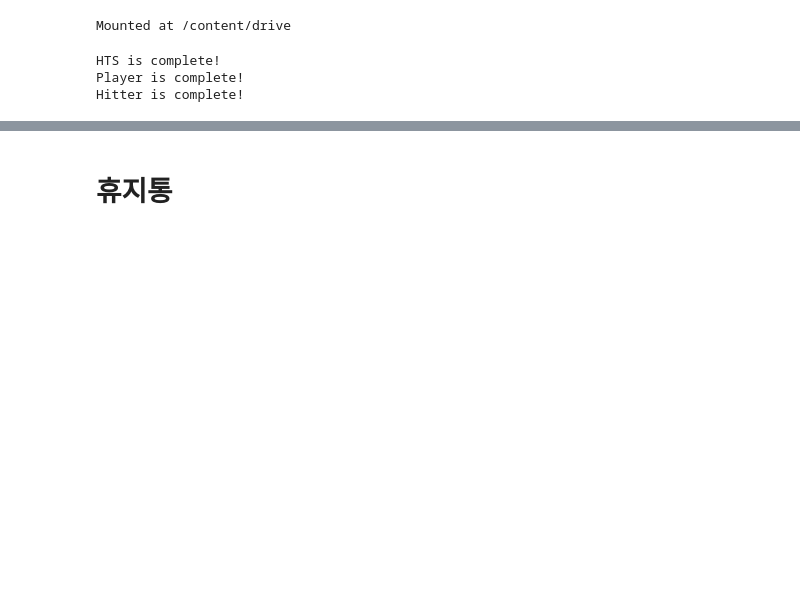
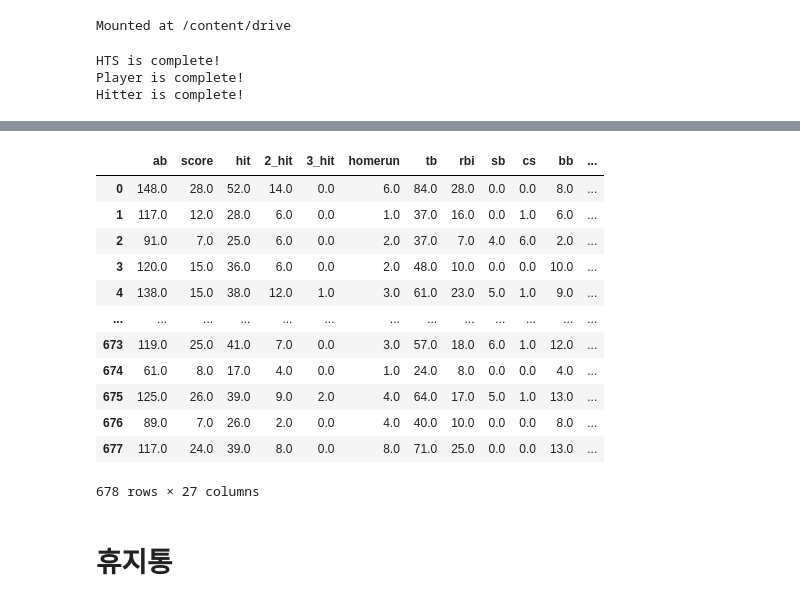
Before and after one commit to KimGriezmann/Bigcontest_2021, a Jupyter notebook: working_space_SeongGwan/split_coding_class.ipynb, the cells around one changed output, grey strips where cells are left out. Drawn from its saved outputs; the diff is of its cells as text; code cells hidden in the pictures; blank space fills up the shorter version.

```diff
--- a/working_space_SeongGwan/split_coding_class.ipynb
+++ b/working_space_SeongGwan/split_coding_class.ipynb
@@ -75,0 +69,5 @@ df.shape
+# %%
+df_2018 = pd.read_csv('/content/drive/MyDrive/빅콘테스트/add_hts_2018.csv', encoding='CP949')
+df_2019 = pd.read_csv('/content/drive/MyDrive/빅콘테스트/add_hts_2019.csv', encoding='CP949')
+df_2020 = pd.read_csv('/content/drive/MyDrive/빅콘테스트/add_hts_2020.csv', encoding='CP949')
+df_2021 = pd.read_csv('/content/drive/MyDrive/빅콘테스트/add_hts_2021.csv', encoding='CP949')
@@ -77,11 +117,9 @@ df.shape
 # 연속적 분할 함수
 def order(df, period, interval, del_cri, except_print):
 
-    first_date = df.sort_values('day').reset_index(drop=True).loc[0,'day']
-    first_date = '0'+str(first_date)
+    first_date = df.sort_values('DATE').reset_index(drop=True).loc[0,'DATE']
 
-    last_date = df.sort_values('day').reset_index(drop=True).loc[len(df)-1, 'day']
-    last_date = '0'+str(last_date)
+    last_date = df.sort_values('DATE').reset_index(drop=True).loc[len(df)-1, 'DATE']
 
     # 결과값 저장할 데이터프레임 생성
     home_split = pd.DataFrame()
@@ -89,18 +127,18 @@ def order(df, period, interval, del_cri, except_print):
 
     while True:
 
-        start_date = first_date
+        start_date = str(first_date)
 
-        end_date = datetime.datetime.strptime(start_date, '%m%d')
+        end_date = datetime.datetime.strptime(start_date, '%Y%m%d')
         end_date = end_date + datetime.timedelta(days=period)
-        end_date = end_date.strftime('%m%d')
+        end_date = end_date.strftime('%Y%m%d')
 
-        pred_date = datetime.datetime.strptime(end_date, '%m%d')
+        pred_date = datetime.datetime.strptime(end_date, '%Y%m%d')
         pred_date = pred_date + datetime.timedelta(days=21)
-        pred_date = pred_date.strftime('%m%d')
+        pred_date = pred_date.strftime('%Y%m%d')
 
-        if pred_date >= last_date:
-            print('가져오는 데이터가 마지막 날짜 이후의 데이터입니다.')
+        if int(pred_date) >= last_date:
+            print('가져오는 날짜{}가 마지막 날짜{} 이후의 데이터입니다.'.format(pred_date, last_date))
             break
 
         # 해당 시즌 타자 목록 (name -> pcode)
@@ -110,13 +148,13 @@ def order(df, period, interval, del_cri, except_print):
         target_col = ['ab', 'score', 'hit', '2_hit', '3_hit', 'homerun', 'tb', 'rbi', 'sb', 'cs', 'bb', 'hpp', 'ibb', 'so', 'gdp', 'sh', 'sf', 'pitch', 'WPA', 'power_barrel', 'contact_barrel', 'clutch_barrel']
 
         # start_date 이후의 경기만 추출
-        tr_df = df[ (df['day'] >= int(start_date)) & (df['day'] <= int(end_date)) ]
-        ts_df = df[ (df['day'] > int(end_date)) & (df['day'] <= int(pred_date)) ]
+        tr_df = df[ (df['DATE'] >= int(start_date)) & (df['DATE'] <= int(end_date)) ]
+        ts_df = df[ (df['DATE'] > int(end_date)) & (df['DATE'] <= int(pred_date)) ]
 
         # first_date + interval
-        first_date = datetime.datetime.strptime(start_date, '%m%d')
+        first_date = datetime.datetime.strptime(start_date, '%Y%m%d')
         first_date = first_date + datetime.timedelta(days=interval)
-        first_date = first_date.strftime('%m%d')
+        first_date = first_date.strftime('%Y%m%d')
 
         # 타자 한명씩 추출
         for player in hitter_list:
@@ -143,6 +181,9 @@ def order(df, period, interval, del_cri, except_print):
                 # 어떤 선수인지 저장 (name -> pcode)
                 home_sum['PCODE'] = player
                 away_sum['PCODE'] = player
+
+                home_sum['NAME'] = tr_pl_data.iloc[0,0]
+                away_sum['NAME'] = tr_pl_data.iloc[0,0]
 
                 # ts_data의 성적들로 avg, slg, obp, ops 라벨 생성
                 home_ts_sum = home_ts.loc[:, target_col].sum()
@@ -210,3 +235,19 @@ away_2021
+# %%
+away_2018
+# %% [output]
+|  | ab | score | hit | 2_hit | 3_hit | homerun | tb | rbi | sb | cs | bb | ... |
+| 0 | 148.0 | 28.0 | 52.0 | 14.0 | 0.0 | 6.0 | 84.0 | 28.0 | 0.0 | 0.0 | 8.0 | ... |
+| 1 | 117.0 | 12.0 | 28.0 | 6.0 | 0.0 | 1.0 | 37.0 | 16.0 | 0.0 | 1.0 | 6.0 | ... |
+| 2 | 91.0 | 7.0 | 25.0 | 6.0 | 0.0 | 2.0 | 37.0 | 7.0 | 4.0 | 6.0 | 2.0 | ... |
+| 3 | 120.0 | 15.0 | 36.0 | 6.0 | 0.0 | 2.0 | 48.0 | 10.0 | 0.0 | 0.0 | 10.0 | ... |
+| 4 | 138.0 | 15.0 | 38.0 | 12.0 | 1.0 | 3.0 | 61.0 | 23.0 | 5.0 | 1.0 | 9.0 | ... |
+| ... | ... | ... | ... | ... | ... | ... | ... | ... | ... | ... | ... | ... |
+| 673 | 119.0 | 25.0 | 41.0 | 7.0 | 0.0 | 3.0 | 57.0 | 18.0 | 6.0 | 1.0 | 12.0 | ... |
+| 674 | 61.0 | 8.0 | 17.0 | 4.0 | 0.0 | 1.0 | 24.0 | 8.0 | 0.0 | 0.0 | 4.0 | ... |
+| 675 | 125.0 | 26.0 | 39.0 | 9.0 | 2.0 | 4.0 | 64.0 | 17.0 | 5.0 | 1.0 | 13.0 | ... |
+| 676 | 89.0 | 7.0 | 26.0 | 2.0 | 0.0 | 4.0 | 40.0 | 10.0 | 0.0 | 0.0 | 8.0 | ... |
+| 677 | 117.0 | 24.0 | 39.0 | 8.0 | 0.0 | 8.0 | 71.0 | 25.0 | 0.0 | 0.0 | 13.0 | ... |
+678 rows × 27 columns
 # %% [markdown]
 # 휴지통
 # %%
```
Also changed, not shown: parts of 9 cells of this notebook.
